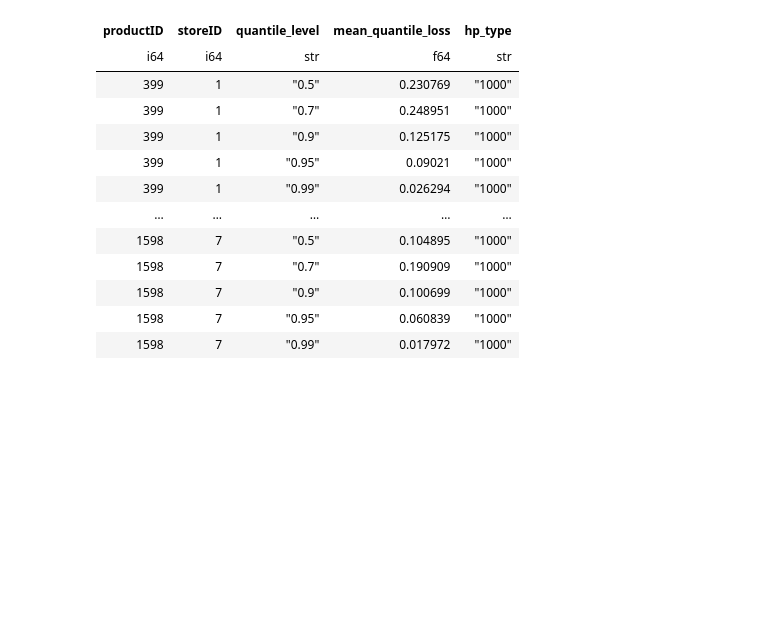
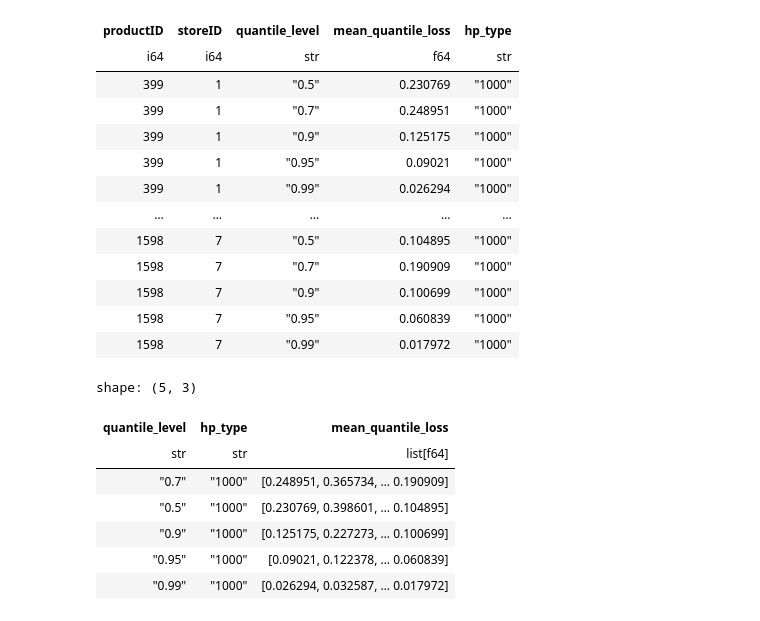
Before and after one commit to ivn23/bench-time, a Jupyter notebook: pipeline_test.ipynb, the cells around one changed output. Saved outputs shown, nothing was run; the diff lists cells and outputs as text; code cells hidden in the pictures; blank space fills up the shorter version.

```diff
--- a/pipeline_test.ipynb
+++ b/pipeline_test.ipynb
@@ -700,3 +700,18 @@ shape: (5_000, 5)
 | 1598 | 7 | "0.9" | 0.100699 | "1000" |
 | 1598 | 7 | "0.95" | 0.060839 | "1000" |
 | 1598 | 7 | "0.99" | 0.017972 | "1000" |
+# %%
+(results_df_plot
+.group_by(['quantile_level', 'hp_type'])
+.agg(pl.col('mean_quantile_loss'))
+.sort(['mean_quantile_loss'], descending=True)
+.head(25))
+# %% [output]
+shape: (5, 3)
+| quantile_level | hp_type | mean_quantile_loss |
+| str | str | list[f64] |
+| "0.7" | "1000" | [0.248951, 0.365734, … 0.190909] |
+| "0.5" | "1000" | [0.230769, 0.398601, … 0.104895] |
+| "0.9" | "1000" | [0.125175, 0.227273, … 0.100699] |
+| "0.95" | "1000" | [0.09021, 0.122378, … 0.060839] |
+| "0.99" | "1000" | [0.026294, 0.032587, … 0.017972] |
```
Also changed, not shown: parts of 5 cells of this notebook, 13 other files.
